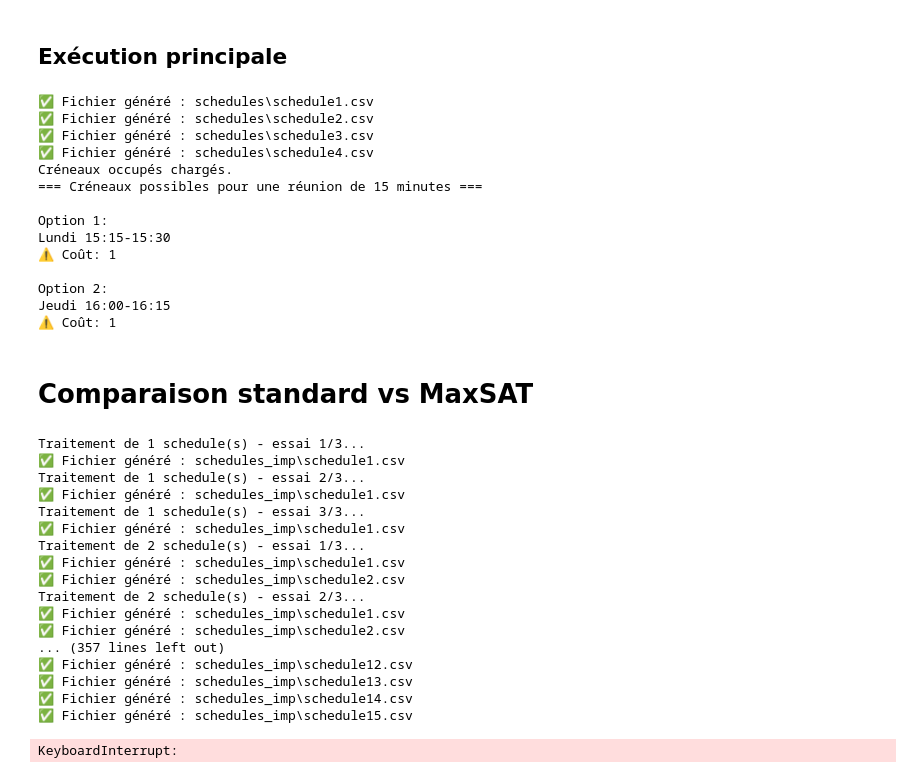
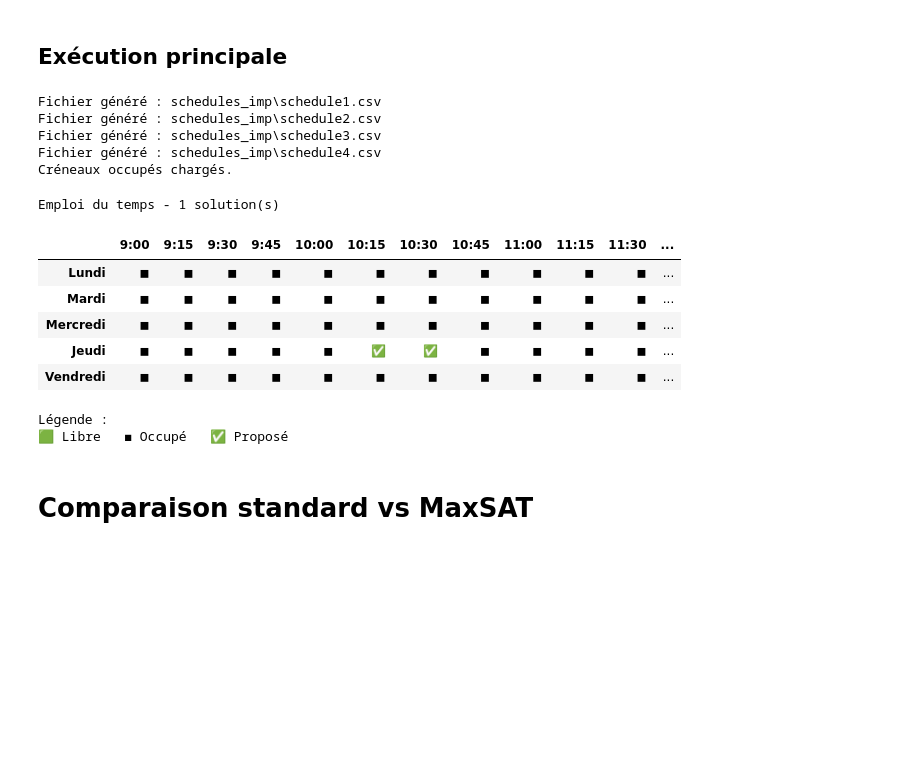
Before and after one commit to arijbrh/projet_CR, a Jupyter notebook: projet_with_imp.ipynb, the cells around one changed output. Drawn from its saved outputs; the diff is of its cells as text; code cells hidden in the pictures; blank space fills up the shorter version.

```diff
--- a/projet_with_imp.ipynb
+++ b/projet_with_imp.ipynb
@@ -834,40 +959,38 @@ def resoudre_toutes_les_solutions_sat_max(clauses, Y_vars, emplois, jours, horai
 ## Exécution principale
 # %%
 # Géneration et lecture des emplois du temps
-clear_schedules_dir(SCHEDULES_DIR)
-generer_schedules(4,5)
-emplois, jours, horaires = lire_emplois_du_temps(SCHEDULES_DIR)
+clear_schedules_dir(SCHEDULES_IMP_DIR)
+generer_schedules(4,5, SCHEDULES_IMP_DIR)
+emplois, jours, horaires = lire_emplois_du_temps(SCHEDULES_IMP_DIR)
 print("Créneaux occupés chargés.")
 
 # Génération de la CNF en mémoire
 clauses, X_vars, Y_vars = generer_cnf_max(emplois, jours, horaires, DURATION, IMPORTANCE)
 
 # Résolution à l'aide d'un solver SAT (Glucose3)
 solutions = resoudre_toutes_les_solutions_sat_max(clauses, Y_vars, emplois, jours, horaires, DURATION)
 if solutions:
-    afficher_resultats_detailles(solutions, Y_vars, emplois, jours, horaires, DURATION)
+    afficher_emploi_pro(solutions, Y_vars, emplois, jours, horaires, DURATION)
 else:
     print("Aucune solution trouvée.")
 # %% [output]
-✅ Fichier généré : schedules\schedule1.csv
-✅ Fichier généré : schedules\schedule2.csv
-✅ Fichier généré : schedules\schedule3.csv
-✅ Fichier généré : schedules\schedule4.csv
+Fichier généré : schedules_imp\schedule1.csv
+Fichier généré : schedules_imp\schedule2.csv
+Fichier généré : schedules_imp\schedule3.csv
+Fichier généré : schedules_imp\schedule4.csv
 Créneaux occupés chargés.
-=== Créneaux possibles pour une réunion de 15 minutes ===
-
-Option 1:
-Lundi 15:15-15:30
-⚠️ Coût: 1
-
-Option 2:
-Jeudi 16:00-16:15
-⚠️ Coût: 1
+Emploi du temps - 1 solution(s)
+|  | 9:00 | 9:15 | 9:30 | 9:45 | 10:00 | 10:15 | 10:30 | 10:45 | 11:00 | 11:15 | 11:30 | ... |
+| Lundi | ◼ | ◼ | ◼ | ◼ | ◼ | ◼ | ◼ | ◼ | ◼ | ◼ | ◼ | ... |
+| Mardi | ◼ | ◼ | ◼ | ◼ | ◼ | ◼ | ◼ | ◼ | ◼ | ◼ | ◼ | ... |
+| Mercredi | ◼ | ◼ | ◼ | ◼ | ◼ | ◼ | ◼ | ◼ | ◼ | ◼ | ◼ | ... |
+| Jeudi | ◼ | ◼ | ◼ | ◼ | ◼ | ✅ | ✅ | ◼ | ◼ | ◼ | ◼ | ... |
+| Vendredi | ◼ | ◼ | ◼ | ◼ | ◼ | ◼ | ◼ | ◼ | ◼ | ◼ | ◼ | ... |
+Légende :
+🟩 Libre   ◼ Occupé   ✅ Proposé
 # %% [markdown]
 # Comparaison standard vs MaxSAT
 # %%
-import matplotlib.pyplot as plt
-
 # --- Paramètres du benchmark ---
 num_iterations = 3  # Nombre de répétitions pour chaque nombre de schedules
 external_times = []  # Temps d'exécution moyen pour l'approche externe (gophersat)
@@ -887,19 +1010,19 @@ for n in num_schedules:
         IMPORTANCE = random.randint(1, 5)        # Par exemple, importance entre 0.0 et 1.0
 
         # Nettoyer et générer n fichiers CSV d'emplois du temps
-        clear_schedules_dir(SCHEDULES_DIR)
-        generer_schedules(n,5)  # Génère schedule1.csv, schedule2.csv, ..., schedule{n}.csv
+        clear_schedules_dir(SCHEDULES_IMP_DIR)
+        generer_schedules(n, 5, SCHEDULES_IMP_DIR)  # Génère schedule1.csv, schedule2.csv, ..., schedule{n}.csv
 
         # --- Approche externe (appel à gophersat.exe) ---
         start_ext = time.perf_counter()
-        emplois, jours, horaires = lire_emplois_du_temps(SCHEDULES_DIR)
+        emplois, jours, horaires = lire_emplois_du_temps(SCHEDULES_IMP_DIR)
         clauses, X_vars, Y_vars = generer_clauses_cnf(emplois, jours, horaires, DURATION, IMPORTANCE)
         best_solutions = resoudre_toutes_les_solutions(Y_vars, clauses, emplois, jours, horaires, DURATION)
         ext_total += time.perf_counter() - start_ext
 
         # --- Approche interne (résolution via Glucose3/MaxSAT) ---
         start_int = time.perf_counter()
-        emplois, jours, horaires = lire_emplois_du_temps(SCHEDULES_DIR)
+        emplois, jours, horaires = lire_emplois_du_temps(SCHEDULES_IMP_DIR)
         clauses_max, X_vars_max, Y_vars_max = generer_cnf_max(emplois, jours, horaires, DURATION, IMPORTANCE)
         best_solutions_max = resoudre_toutes_les_solutions_sat_max(clauses_max, Y_vars_max, emplois, jours, horaires, DURATION)
         int_total += time.perf_counter() - start_int
@@ -918,22 +1041,3 @@ plt.title(f"Temps d'exécution en fonction du nombre de schedules\n(moyenne sur
 plt.legend()
 plt.grid(True)
 plt.show()
-# %% [output]
-Traitement de 1 schedule(s) - essai 1/3...
-✅ Fichier généré : schedules_imp\schedule1.csv
-Traitement de 1 schedule(s) - essai 2/3...
-✅ Fichier généré : schedules_imp\schedule1.csv
-Traitement de 1 schedule(s) - essai 3/3...
-✅ Fichier généré : schedules_imp\schedule1.csv
-Traitement de 2 schedule(s) - essai 1/3...
-✅ Fichier généré : schedules_imp\schedule1.csv
-✅ Fichier généré : schedules_imp\schedule2.csv
-Traitement de 2 schedule(s) - essai 2/3...
-✅ Fichier généré : schedules_imp\schedule1.csv
-✅ Fichier généré : schedules_imp\schedule2.csv
-... (357 lines left out)
-✅ Fichier généré : schedules_imp\schedule12.csv
-✅ Fichier généré : schedules_imp\schedule13.csv
-✅ Fichier généré : schedules_imp\schedule14.csv
-✅ Fichier généré : schedules_imp\schedule15.csv
-KeyboardInterrupt:
```
Also changed, not shown: parts of 23 cells of this notebook, 8 other files.
